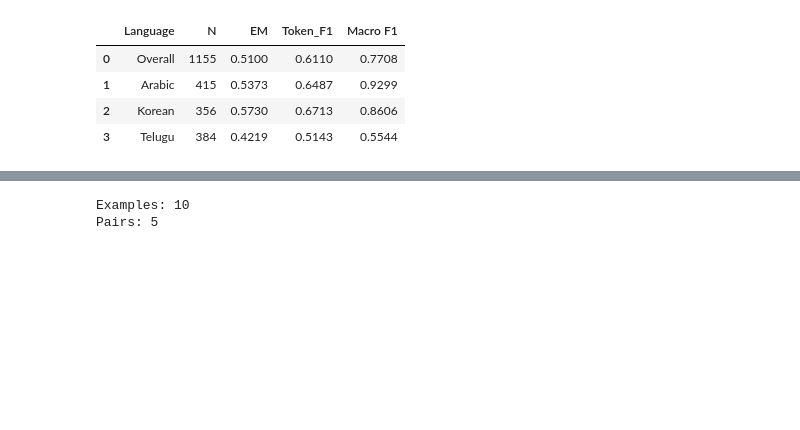
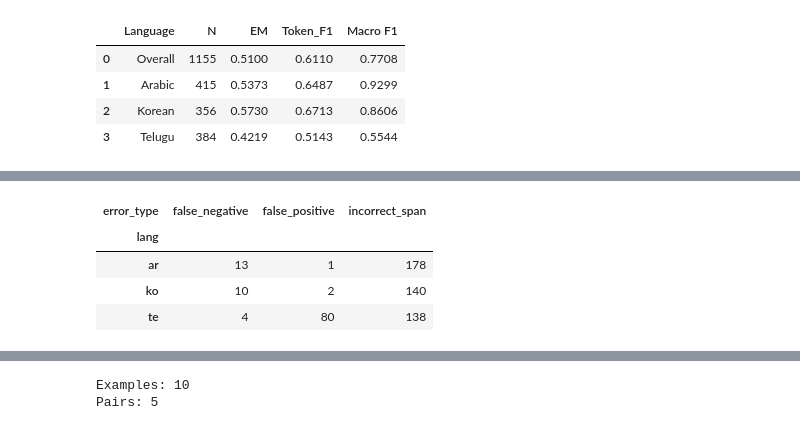
Before and after one commit to wiwillym/nlp-ku-project, a Jupyter notebook: notebooks/8_1_extension.ipynb, the cells around one changed output, grey strips where cells are left out. Drawn from its saved outputs; the diff is of its cells as text; code cells hidden in the pictures; blank space fills up the shorter version.

```diff
--- a/notebooks/8_1_extension.ipynb
+++ b/notebooks/8_1_extension.ipynb
@@ -602,3 +605,83 @@ Selected no-answer threshold: 0.7176952362060547
 | 1 | Arabic | 415 | 0.5373 | 0.6487 | 0.9299 |
 | 2 | Korean | 356 | 0.5730 | 0.6713 | 0.8606 |
 | 3 | Telugu | 384 | 0.4219 | 0.5143 | 0.5544 |
+# %%
+MODEL_TAG = "xlmr_nllb"
+REVIEW_DIR = Path("../results/qa_analysis")
+REVIEW_DIR.mkdir(parents=True, exist_ok=True)
+
+val_review = val_examples.reset_index(drop=True)
+qa_review = predictions.copy()
+qa_review = qa_review.merge(
+    val_review[["question", "context"]].reset_index().rename(
+        columns={"index": "example_index"}
+    ),
+    on="example_index",
+    validate="one_to_one",
+)
+qa_review["pred_answerable"] = qa_review["pred_answerable"].astype(int)
+qa_review["gold_answerable"] = qa_review["gold_answerable"].astype(int)
+
+gold_yes = qa_review["gold_answerable"].eq(1)
+pred_yes = qa_review["pred_answerable"].eq(1)
+qa_review["error_type"] = np.select(
+    [~gold_yes & pred_yes,
+     gold_yes & ~pred_yes,
+     gold_yes & pred_yes & qa_review["EM"].lt(1)],
+    ["false_positive", "false_negative", "incorrect_span"],
+    default="correct",
+)
+
+cols = [
+    "example_index", "lang", "question", "context", "gold_answerable",
+    "gold_answer", "prediction_tuned", "pred_answerable", "EM", "Token F1",
+    "no_answer_score", "error_type",
+]
+all_path = REVIEW_DIR / f"{MODEL_TAG}_validation.csv"
+qa_review[cols].sort_values("example_index").to_csv(
+    all_path, index=False, encoding="utf-8-sig"
+)
+
+errors = qa_review[qa_review["error_type"] != "correct"].copy()
+print("All validation errors by type and language:")
+display(pd.crosstab(errors["lang"], errors["error_type"]))
+
+selected_ids = []
+for lang in ["ar", "ko", "te"]:
+    pool = errors[errors["lang"] == lang]
+    picked = []
+    for error_type in ["false_positive", "false_negative", "incorrect_span"]:
+        choices = pool[
+            (pool["error_type"] == error_type)
+            & (~pool["example_index"].isin(picked))
+        ]
+        if not choices.empty:
+            picked.append(int(choices.sample(1, random_state=42)["example_index"].iloc[0]))
+    choices = pool[~pool["example_index"].isin(picked)]
+    n_remaining = max(0, 4 - len(picked))
+    if n_remaining > 0 and not choices.empty:
+        picked.extend(
+            choices.sample(n=min(n_remaining, len(choices)), random_state=43)["example_index"].astype(int).tolist()
+        )
+    selected_ids.extend(picked)
+
+selected_errors = qa_review[
+    qa_review["example_index"].isin(selected_ids)
+].sort_values(["lang", "error_type", "example_index"]).copy()
+selected_errors["manual_category"] = ""
+selected_errors["notes"] = ""
+sample_path = REVIEW_DIR / f"{MODEL_TAG}_sampled_errors.csv"
+selected_errors[cols + ["manual_category", "notes"]].to_csv(
+    sample_path, index=False, encoding="utf-8-sig"
+)
+print(f"Selected {len(selected_errors)} errors; details saved to {sample_path}")
+for _, row in selected_errors.iterrows():
+    print("\n" + "=" * 90)
+    print(f"INDEX {row['example_index']} | {row['lang']} | {row['error_type']} | "
+          f"EM {row['EM']:.2f} | Token F1 {row['Token F1']:.2f}")
+    print("QUESTION:", row["question"])
+    print("GOLD:", repr(row["gold_answer"]))
+    print("PREDICTED:", repr(row["prediction_tuned"]))
+    print("CONTEXT:", row["context"])
+print("\nFull validation export:", all_path)
+# %% [output]
@@ -604,0 +689,5 @@ Selected no-answer threshold: 0.7176952362060547
+| error_type | false_negative | false_positive | incorrect_span |
+| lang |  |  |  |
+| ar | 13 | 1 | 178 |
+| ko | 10 | 2 | 140 |
+| te | 4 | 80 | 138 |
```
Also changed, not shown: parts of 4 cells of this notebook, 5 other files.
